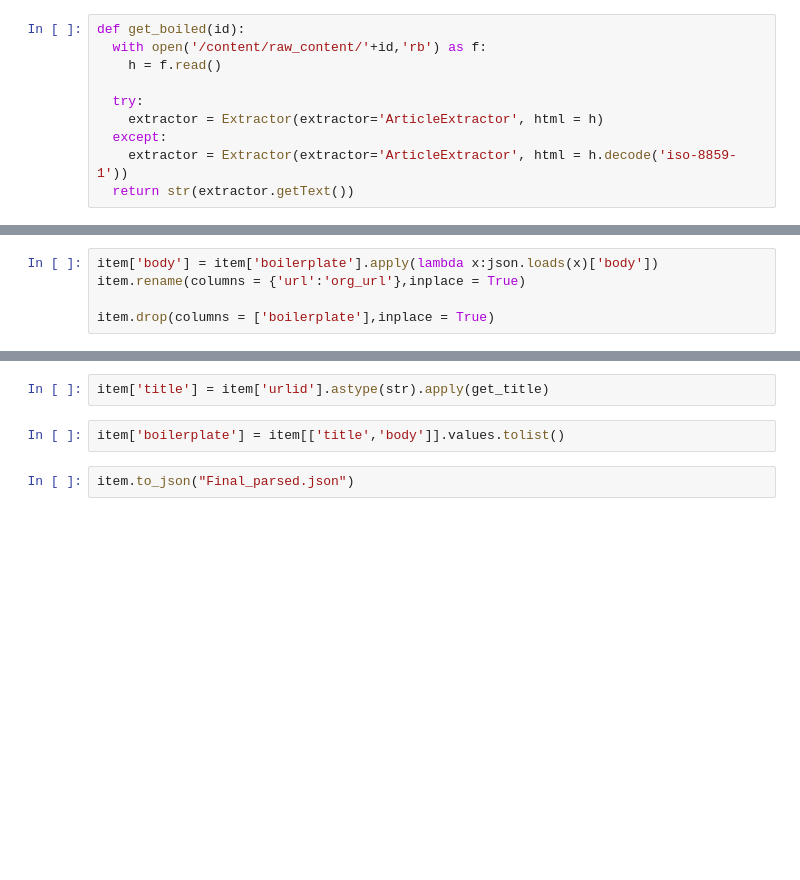
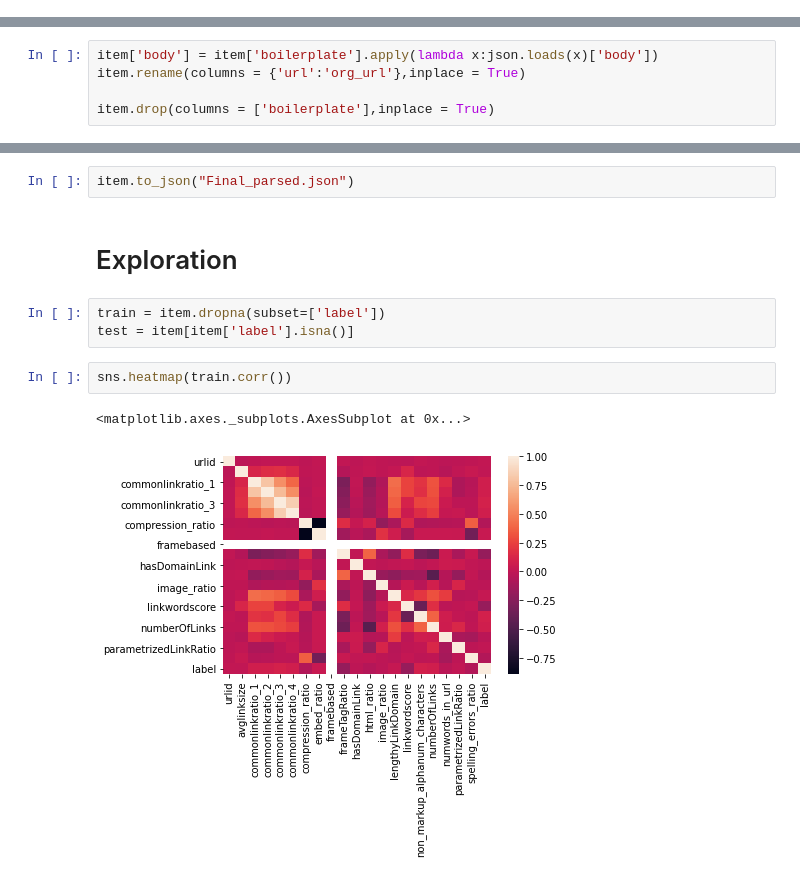
Before and after one commit to AmbiTyga/Task-Stylumia, a Jupyter notebook: EDA.ipynb, the cells around one changed output, grey strips where cells are left out. Saved outputs shown, nothing was run; the diff lists cells and outputs as text; blank space fills up the shorter version.

```diff
--- a/EDA.ipynb
+++ b/EDA.ipynb
@@ -77,13 +81,3 @@ def boil_soup(urlid):
                 return soup
 
         return BeautifulSoup(html)
-# %%
-def get_boiled(id):
-  with open('/content/raw_content/'+id,'rb') as f:
-    h = f.read()
-
-  try:
-    extractor = Extractor(extractor='ArticleExtractor', html = h)
-  except:
-    extractor = Extractor(extractor='ArticleExtractor', html = h.decode('iso-8859-1'))
-  return str(extractor.getText())
@@ -166,6 +124,12 @@ item['boilerpipe'] = item['urlid'].astype(str).apply(get_boiled)
-# %%
-item['title'] = item['urlid'].astype(str).apply(get_title)
-# %%
-item['boilerplate'] = item[['title','body']].values.tolist()
 # %%
 item.to_json("Final_parsed.json")
+# %% [markdown]
+# Exploration
+# %%
+train = item.dropna(subset=['label'])
+test = item[item['label'].isna()]
+# %%
+sns.heatmap(train.corr())
+# %% [output]
+<matplotlib.axes._subplots.AxesSubplot at 0x...>
+[figure, added]
```
Also changed, not shown: parts of 11 cells of this notebook.
